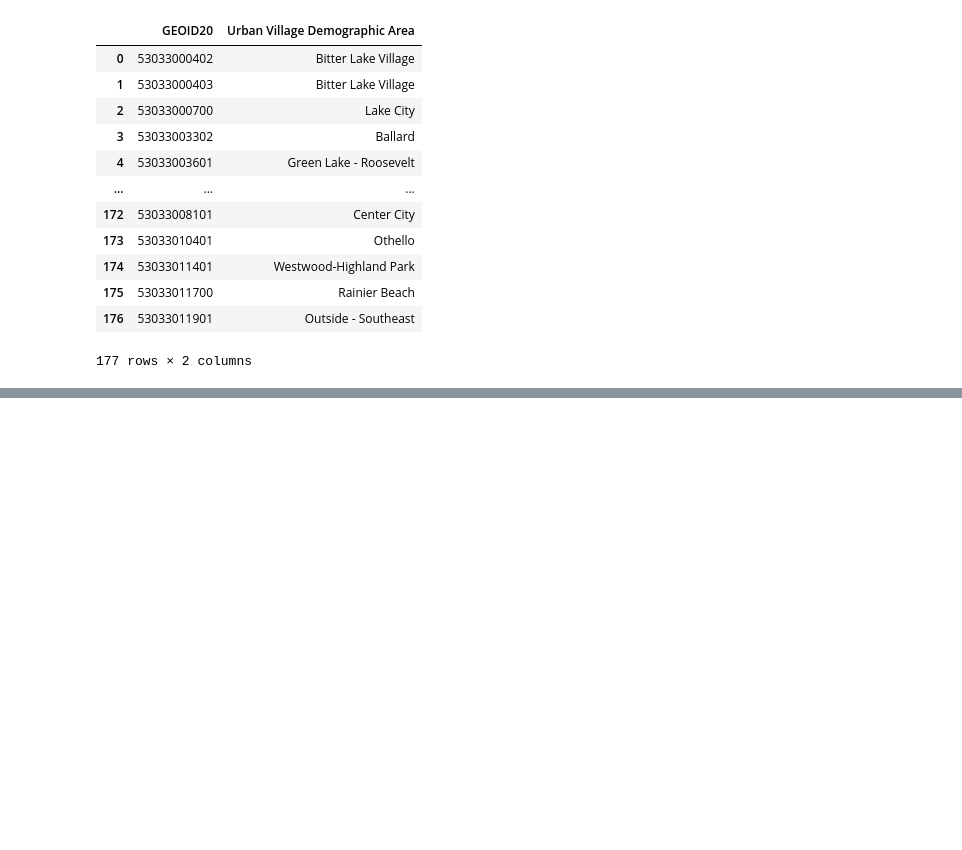
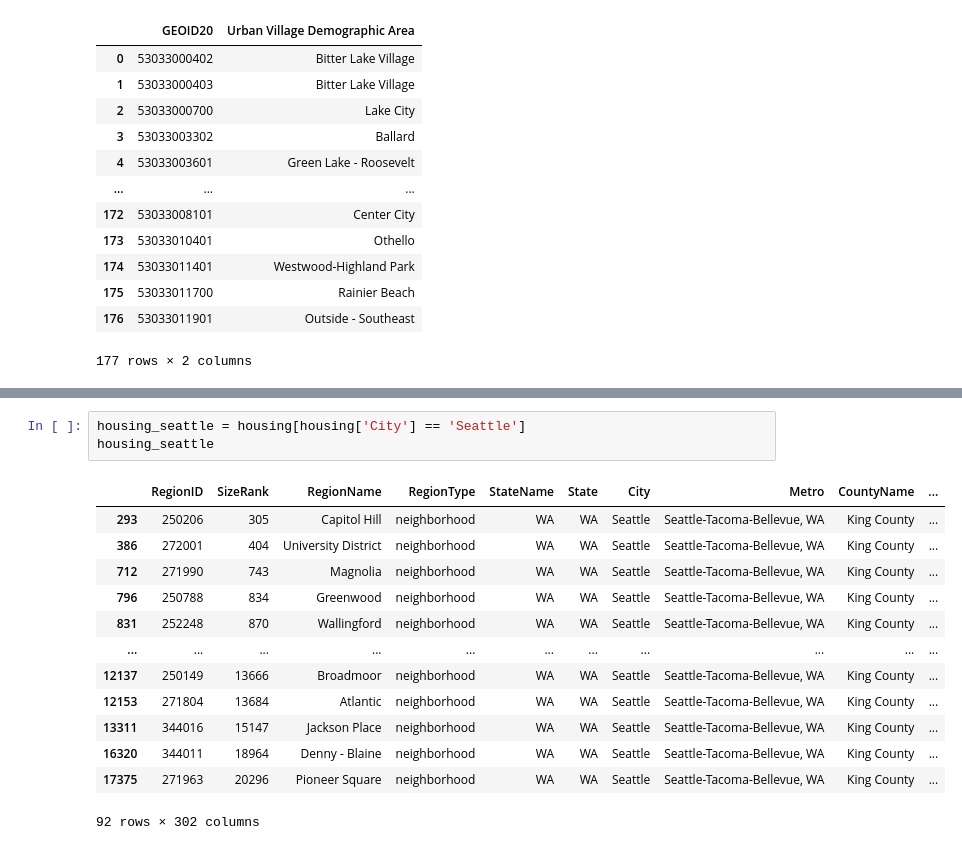
Before and after one commit to nemdim/Capstone-Project-Group-1, a Jupyter notebook: crime.ipynb, the cells around one changed output, grey strips where cells are left out. Saved outputs shown, nothing was run; the diff lists cells and outputs as text; blank space fills up the shorter version.

```diff
--- a/crime.ipynb
+++ b/crime.ipynb
@@ -513,0 +565,17 @@ GEOID_name
+# %%
+housing_seattle = housing[housing['City'] == 'Seattle']
+housing_seattle
+# %% [output]
+|  | RegionID | SizeRank | RegionName | RegionType | StateName | State | City | Metro | CountyName | ... |
+| 293 | 250206 | 305 | Capitol Hill | neighborhood | WA | WA | Seattle | Seattle-Tacoma-Bellevue, WA | King County | ... |
+| 386 | 272001 | 404 | University District | neighborhood | WA | WA | Seattle | Seattle-Tacoma-Bellevue, WA | King County | ... |
+| 712 | 271990 | 743 | Magnolia | neighborhood | WA | WA | Seattle | Seattle-Tacoma-Bellevue, WA | King County | ... |
+| 796 | 250788 | 834 | Greenwood | neighborhood | WA | WA | Seattle | Seattle-Tacoma-Bellevue, WA | King County | ... |
+| 831 | 252248 | 870 | Wallingford | neighborhood | WA | WA | Seattle | Seattle-Tacoma-Bellevue, WA | King County | ... |
+| ... | ... | ... | ... | ... | ... | ... | ... | ... | ... | ... |
+| 12137 | 250149 | 13666 | Broadmoor | neighborhood | WA | WA | Seattle | Seattle-Tacoma-Bellevue, WA | King County | ... |
+| 12153 | 271804 | 13684 | Atlantic | neighborhood | WA | WA | Seattle | Seattle-Tacoma-Bellevue, WA | King County | ... |
+| 13311 | 344016 | 15147 | Jackson Place | neighborhood | WA | WA | Seattle | Seattle-Tacoma-Bellevue, WA | King County | ... |
+| 16320 | 344011 | 18964 | Denny - Blaine | neighborhood | WA | WA | Seattle | Seattle-Tacoma-Bellevue, WA | King County | ... |
+| 17375 | 271963 | 20296 | Pioneer Square | neighborhood | WA | WA | Seattle | Seattle-Tacoma-Bellevue, WA | King County | ... |
+92 rows × 302 columns
```
Also changed, not shown: parts of 9 cells of this notebook.
